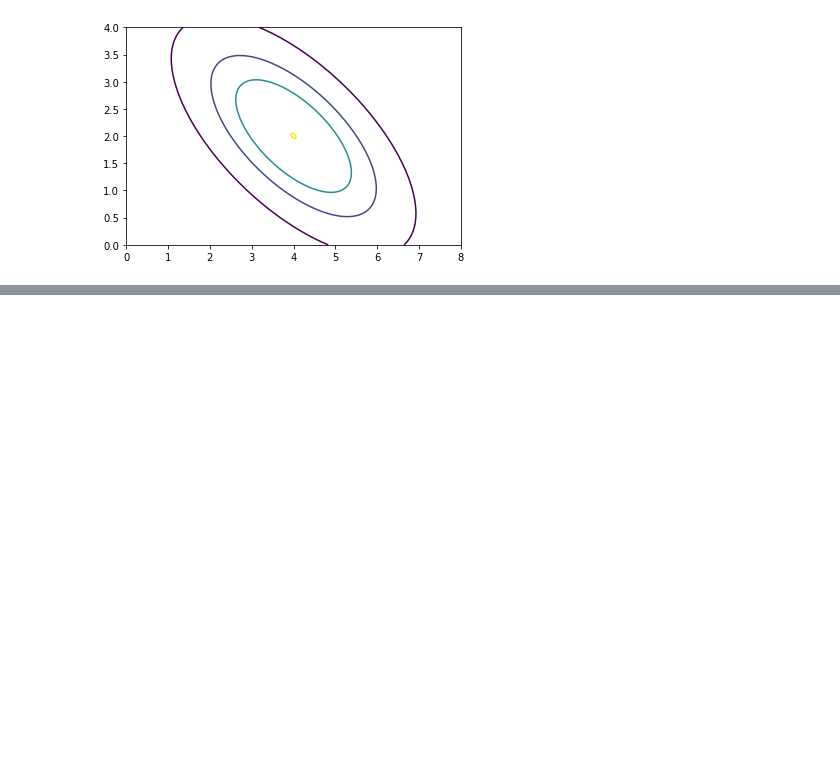
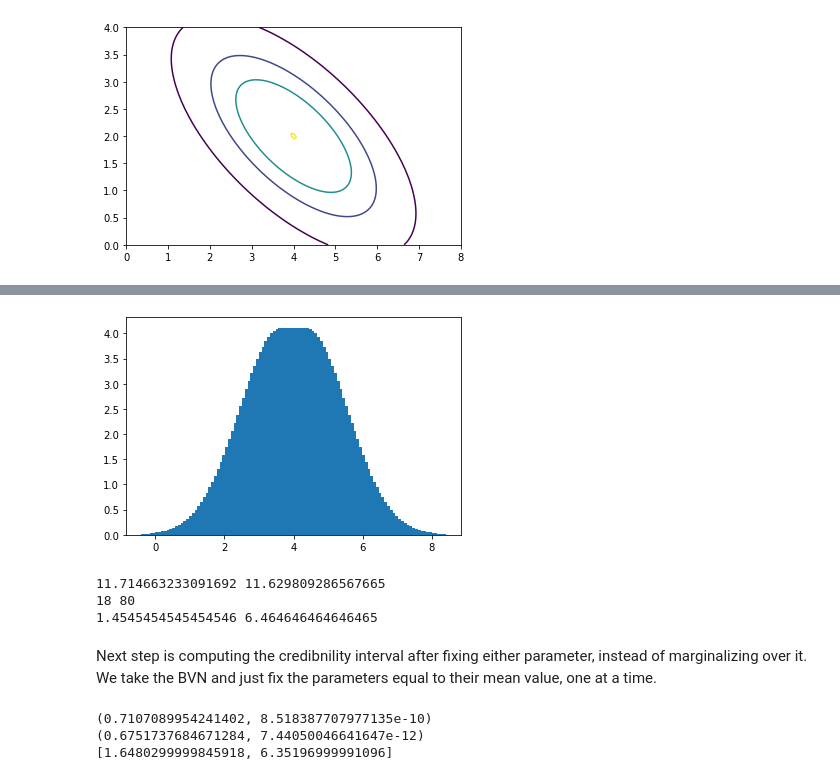
Before and after one commit to blackbianca/Astrostatistics-Cosmology---Homework, a Jupyter notebook: MCMC.ipynb, the cells around one changed output, grey strips where cells are left out. Saved outputs shown, nothing was run; the diff lists cells and outputs as text; code cells hidden in the pictures; blank space fills up the shorter version.

```diff
--- a/MCMC.ipynb
+++ b/MCMC.ipynb
@@ -94,0 +184,64 @@ print(xy)
+# %%
+marg_post_x = np.zeros(N, float)
+for i in range(N):
+    for j in range(N):
+        marg_post_x[i] += z[j,i]
+
+plt.bar(xvec,marg_post_x)
+plt.show()
+
+bin_width = 8./100
+I = sum(marg_post_x)*bin_width
+alpha = 0.95*I
+peak = np.max(marg_post_x)
+ind = np.argmax(marg_post_x)
+
+ind1 = ind-1
+ind2 = ind+1
+I0=0
+while(I0<alpha):
+    I0=0
+    for j in range(ind1,ind2):
+        I0 += marg_post_x[j]*bin_width
+    ind1 -=1
+    ind2 +=1
+
+
+
+print(I0, alpha)
+print(ind1,ind2)
+print(xvec[ind1],xvec[ind2])
+# %% [output]
+[figure, added]
+11.714663233091692 11.629809286567665
+18 80
+1.4545454545454546 6.464646464646465
+# %% [markdown]
+Next step is computing the credibnility interval after fixing either parameter, instead of marginalizing over it. We take the BVN and just fix the parameters equal to their mean value, one at a time.
+# %%
+def UVNx(x):
+    c = 1./(2*np.pi)*1./det*np.e**(-0.5*(x-mu[0])**2/cov[0,0])
+    return c
+
+interval_x = [-1000, 1000]
+Itot = integrate.quad(UVNx, interval_x[0], interval_x[1], epsrel=1.e-7)
+print(Itot)
+alpha = Itot[0]*0.95
+
+eps=1.e-5
+interval_x = [mu[0]-eps, mu[0]+eps]
+I=[0,0]
+
+while(I[0]<alpha):
+    I = integrate.quad(UVNx, interval_x[0], interval_x[1], epsrel=1.e-9)
+    interval_x[0] -= eps
+    interval_x[1] += eps
+    #print(X1,X2)
+    #print("ok")
+
+print(I)
+print(interval_x)
+# %% [output]
+(0.7107089954241402, 8.518387707977135e-10)
+(0.6751737684671284, 7.44050046641647e-12)
+[1.6480299999845918, 6.35196999991096]
```
Also changed, not shown: parts of 12 cells of this notebook, 1 other file.
